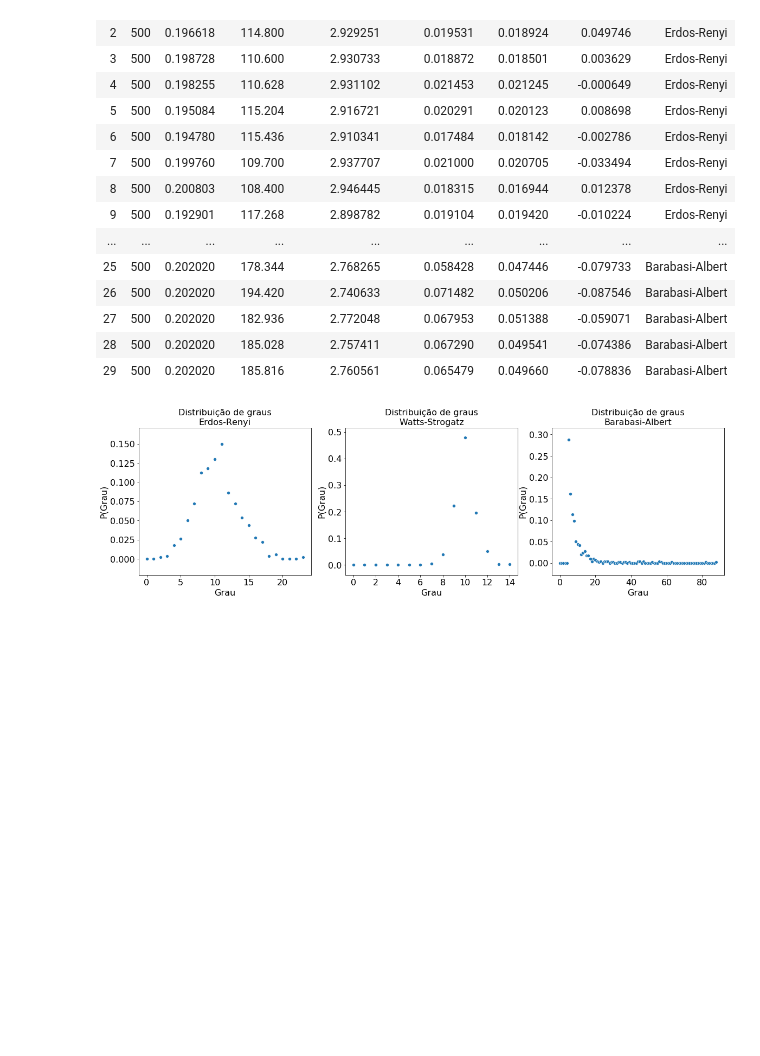
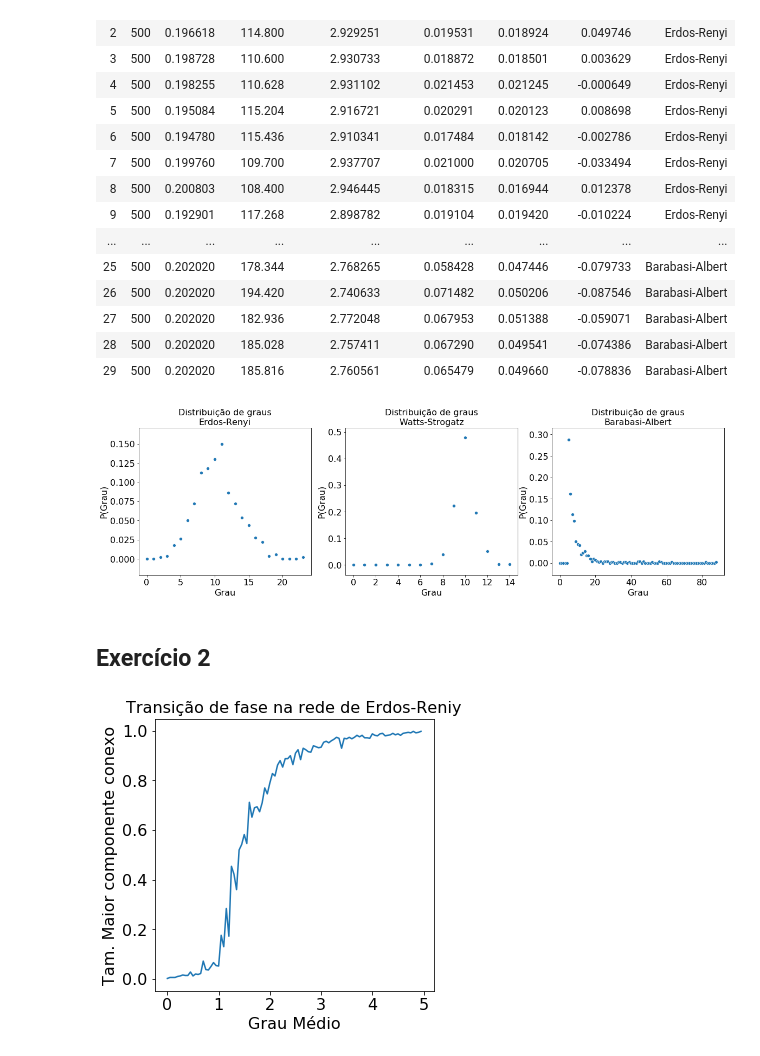
Before and after one commit to guimilan/redes_complexas, a Jupyter notebook: lista3/Lista3.ipynb, the cells around one changed output. Drawn from its saved outputs; the diff is of its cells as text; code cells hidden in the pictures; blank space fills up the shorter version.

```diff
--- a/lista3/Lista3.ipynb
+++ b/lista3/Lista3.ipynb
@@ -126,3 +126,22 @@ set_ax_fontsize(axis[2], 16)
 sns.scatterplot(x=k_ba, y=pk_ba, ax=axis[2]);
 # %% [output]
 [figure]
+# %% [markdown]
+## Exercício 2
+# %%
+ex2 = pd.Series()
+for k in np.arange(0, 5, 0.05):
+    n = 500
+    p = k/(n-1)
+    er = nx.gnp_random_graph(n=n, p=p, seed=None, directed=False)
+    giant_comp =sorted(nx.connected_component_subgraphs(er), key = len, reverse=True)[0]
+    ex2.loc[k] = len(giant_comp)/n
+# %%
+fig, axis = plt.subplots(1,1, figsize=(5,5))
+sns.lineplot(x=ex2.index, y=ex2, ax=axis)
+axis.set_title('Transição de fase na rede de Erdos-Reniy')
+axis.set_xlabel('Grau Médio')
+axis.set_ylabel('Tam. Maior componente conexo')
+set_ax_fontsize(axis, 16)
+# %% [output]
+[figure, added]
```
